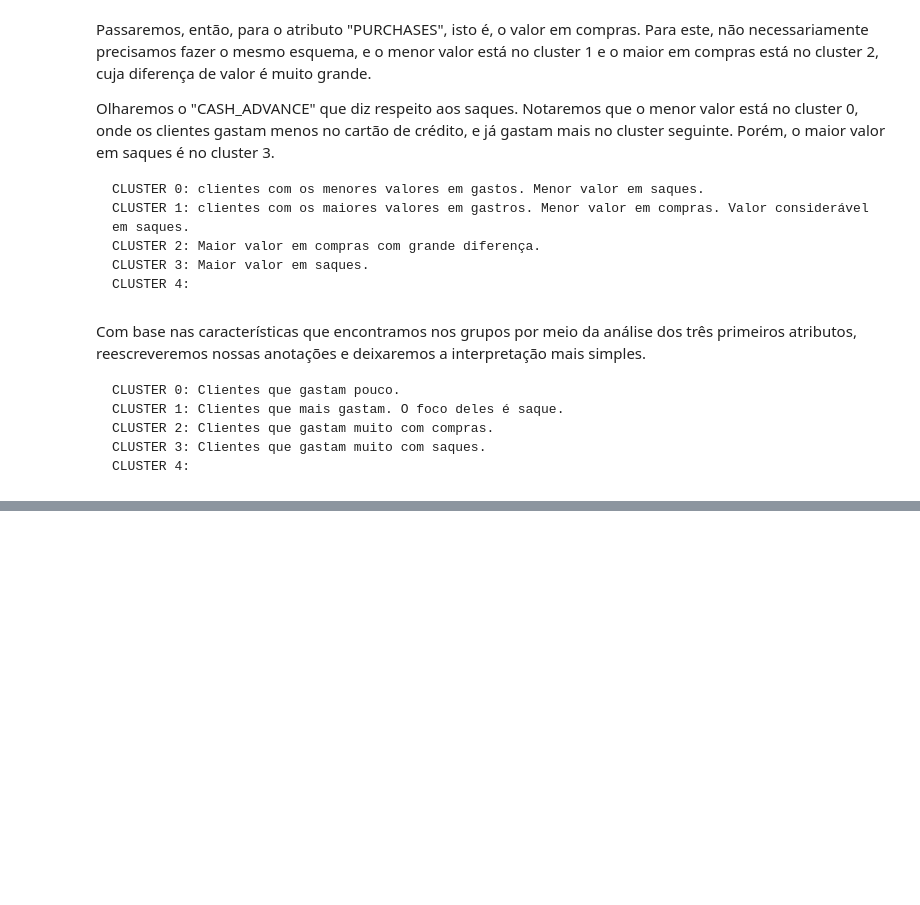
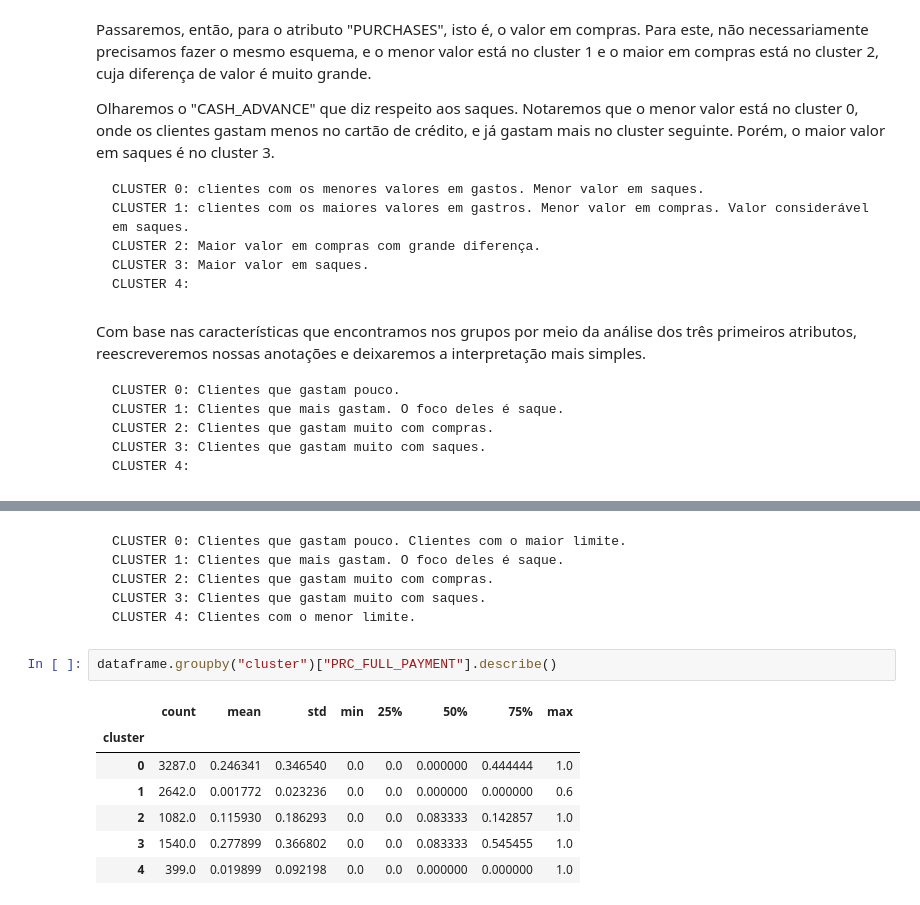
Before and after one commit to yorinori/Alura, a Jupyter notebook: Clustering_extraindo-padroes-de-dados/Notebook-cartao-de-credito.ipynb, the cells around one changed output, grey strips where cells are left out. Cells and saved outputs as stored; diff of their text form; blank space fills up the shorter version.

Commit message:
09.04 Interpretando os clusters (Parte 2)

````diff
--- a/Clustering_extraindo-padroes-de-dados/Notebook-cartao-de-credito.ipynb
+++ b/Clustering_extraindo-padroes-de-dados/Notebook-cartao-de-credito.ipynb
@@ -596,0 +613,19 @@ CLUSTER 4:
+# %% [markdown]
+
+```
+CLUSTER 0: Clientes que gastam pouco. Clientes com o maior limite.
+CLUSTER 1: Clientes que mais gastam. O foco deles é saque.
+CLUSTER 2: Clientes que gastam muito com compras.
+CLUSTER 3: Clientes que gastam muito com saques.
+CLUSTER 4: Clientes com o menor limite.
+```
+# %%
+dataframe.groupby("cluster")["PRC_FULL_PAYMENT"].describe()
+# %% [output]
+|  | count | mean | std | min | 25% | 50% | 75% | max |
+| cluster |  |  |  |  |  |  |  |  |
+| 0 | 3287.0 | 0.246341 | 0.346540 | 0.0 | 0.0 | 0.000000 | 0.444444 | 1.0 |
+| 1 | 2642.0 | 0.001772 | 0.023236 | 0.0 | 0.0 | 0.000000 | 0.000000 | 0.6 |
+| 2 | 1082.0 | 0.115930 | 0.186293 | 0.0 | 0.0 | 0.083333 | 0.142857 | 1.0 |
+| 3 | 1540.0 | 0.277899 | 0.366802 | 0.0 | 0.0 | 0.083333 | 0.545455 | 1.0 |
+| 4 | 399.0 | 0.019899 | 0.092198 | 0.0 | 0.0 | 0.000000 | 0.000000 | 1.0 |
````
Also changed, not shown: parts of 23 cells of this notebook.
